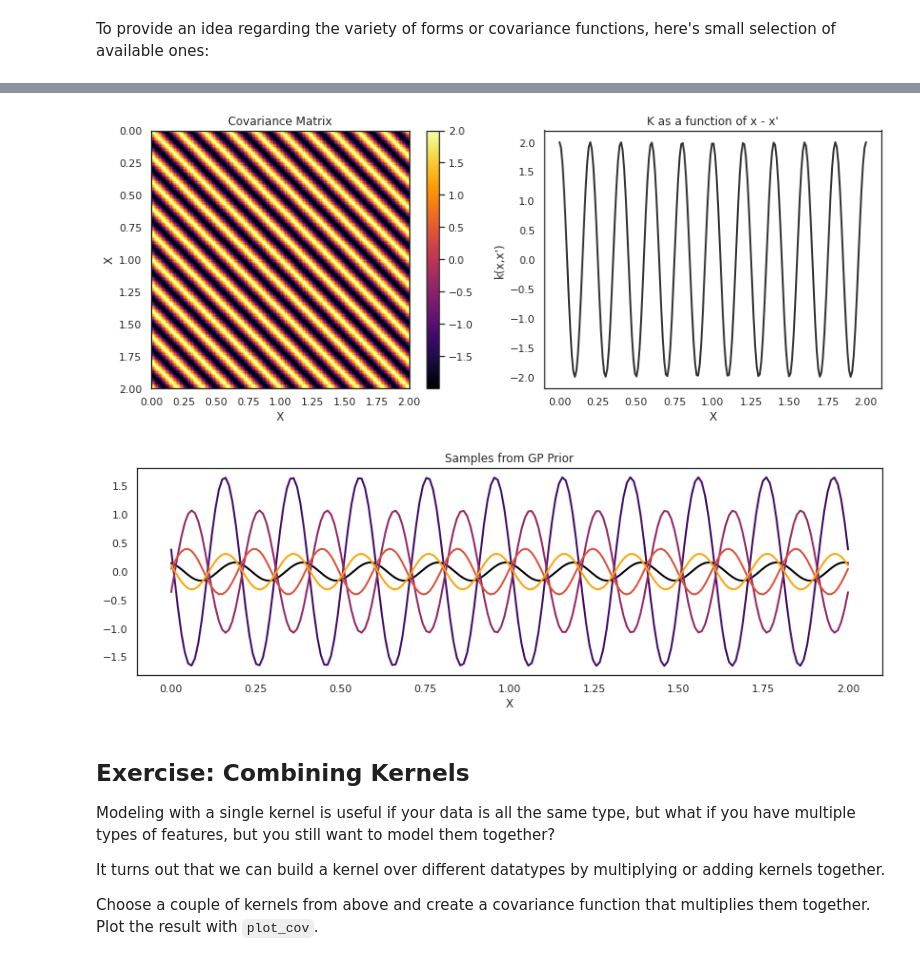
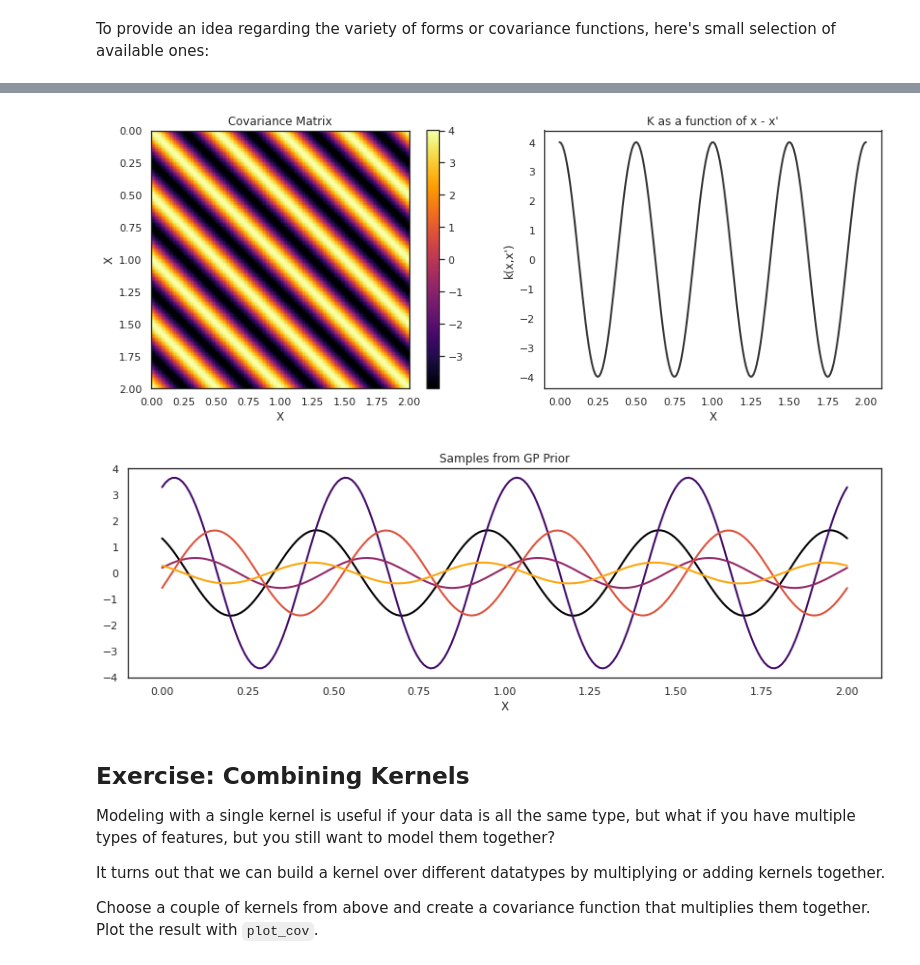
Before and after one commit to fonnesbeck/Bayes_Computing_Course, a Jupyter notebook: notebooks/Section5_1-Gaussian_Processes.ipynb, the cells around one changed output, grey strips where cells are left out. Drawn from its saved outputs; the diff is of its cells as text; code cells hidden in the pictures.

```diff
--- a/notebooks/Section5_1-Gaussian_Processes.ipynb
+++ b/notebooks/Section5_1-Gaussian_Processes.ipynb
@@ -363,9 +392,9 @@ The quadratic exponential is **universal**, in the sense that it can approximate
 # %%
 with pm.Model() as model:
     l = 0.2
-    tau = 2.0
+    sigma = 2.0
     b = 0.5
-    cov = b + tau * pm.gp.cov.ExpQuad(1, l)
+    cov = b + sigma**2 * pm.gp.cov.ExpQuad(1, l)
 
 K = theano.function([], cov(X))()
 
@@ -378,8 +413,9 @@ plot_cov(X, K)
 # %%
 with pm.Model() as model:
     l = 0.2
-    tau = 2.0
-    cov = tau * pm.gp.cov.Matern32(1, l)
+    a = 0.1
+    sigma = 2.0
+    cov = sigma**2 * pm.gp.cov.RatQuad(1, l, a)
 
 K = theano.function([], cov(X))()
 
@@ -392,15 +432,15 @@ plot_cov(X, K)
 # %%
 with pm.Model() as model:
-    l = 0.2
-    tau = 2.0
-    cov = tau * pm.gp.cov.Cosine(1, l)
+    period = 0.5
+    sigma = 2.0
+    cov = sigma**2 * pm.gp.cov.Cosine(1, period)
 
 K = theano.function([], cov(X))()
 
 plot_cov(X, K)
 # %% [output]
-[figure, old version]
+[figure, new version]
-[figure, old version]
+[figure, new version]
 # %% [markdown]
 ## Exercise: Combining Kernels
 
```
Also changed, not shown: parts of 33 cells of this notebook, 6 other files.
